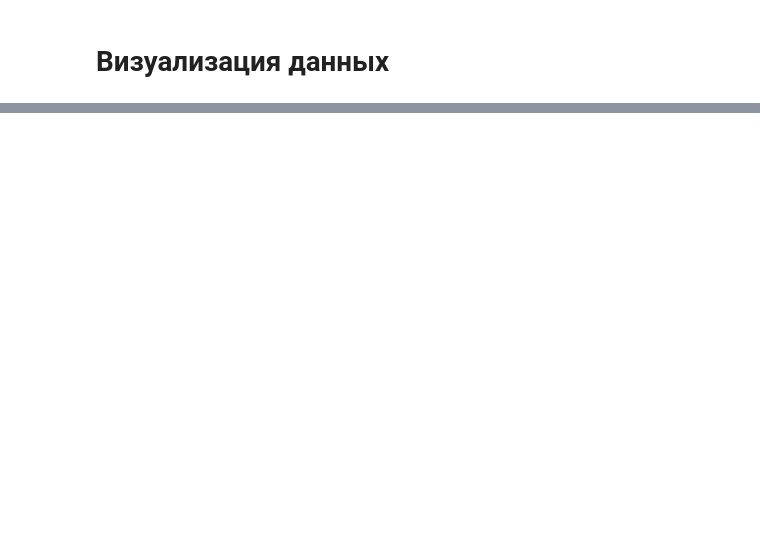
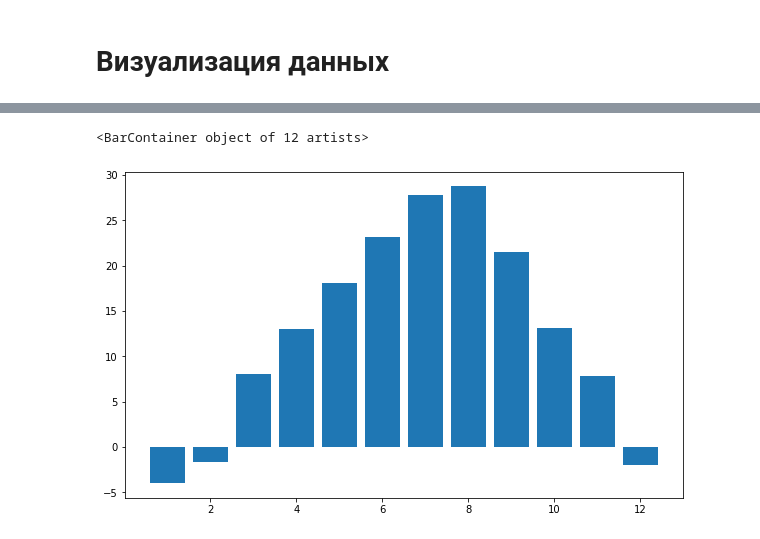
Before and after one commit to rogovich/2021_Stats_Online, a Jupyter notebook: 01_Начальный/01_12_Viz.ipynb, the cells around one changed output, grey strips where cells are left out. Saved outputs shown, nothing was run; the diff lists cells and outputs as text; code cells hidden in the pictures; blank space fills up the shorter version.

```diff
--- a/01_Начальный/01_12_Viz.ipynb
+++ b/01_Начальный/01_12_Viz.ipynb
@@ -8,0 +16,3 @@ bikes.head()
+# %%
+month_weather = bikes.groupby(bikes['Date'].dt.month)['Temperature'].mean()
+month_weather
@@ -9,3 +34,10 @@ bikes.head()
+# %%
+fig, ax = plt.subplots(figsize=(10,6))
+
+ax.bar(month_weather.index, month_weather)
+# %% [output]
+<BarContainer object of 12 artists>
+[figure, added]
 # %%
 bikes_sum = bikes.groupby(bikes['Date'].dt.isocalendar().week)['Rental Count'].sum()
 bikes_sum
```
Also changed, not shown: parts of 24 cells of this notebook, 2 other files.
